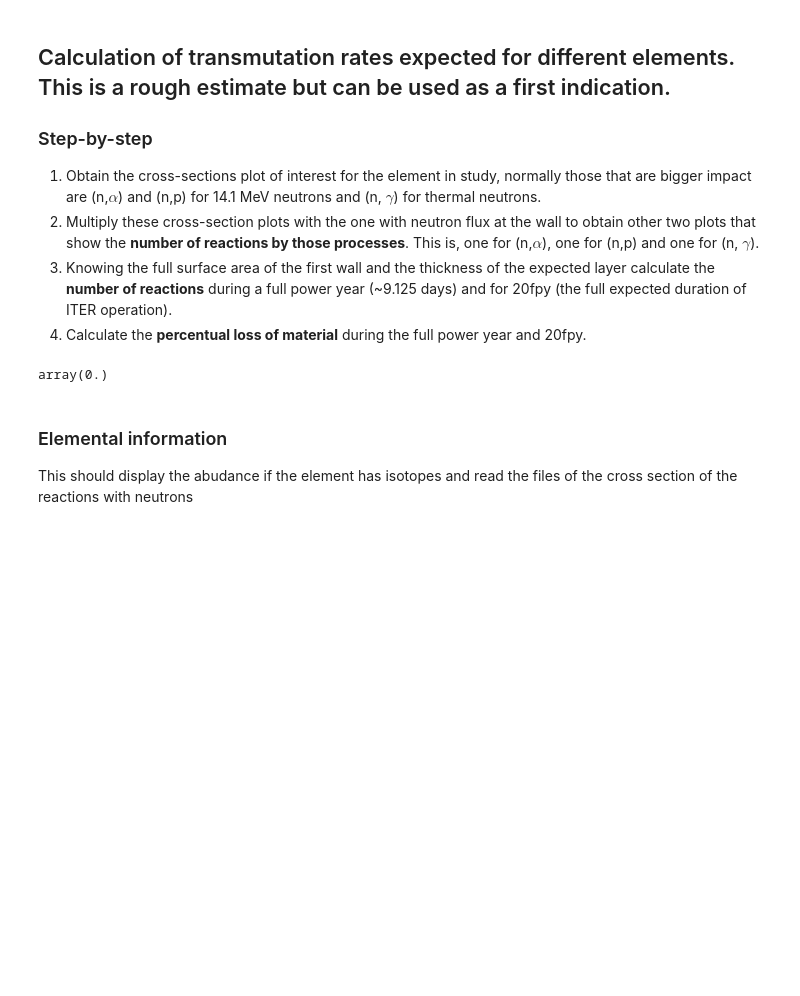
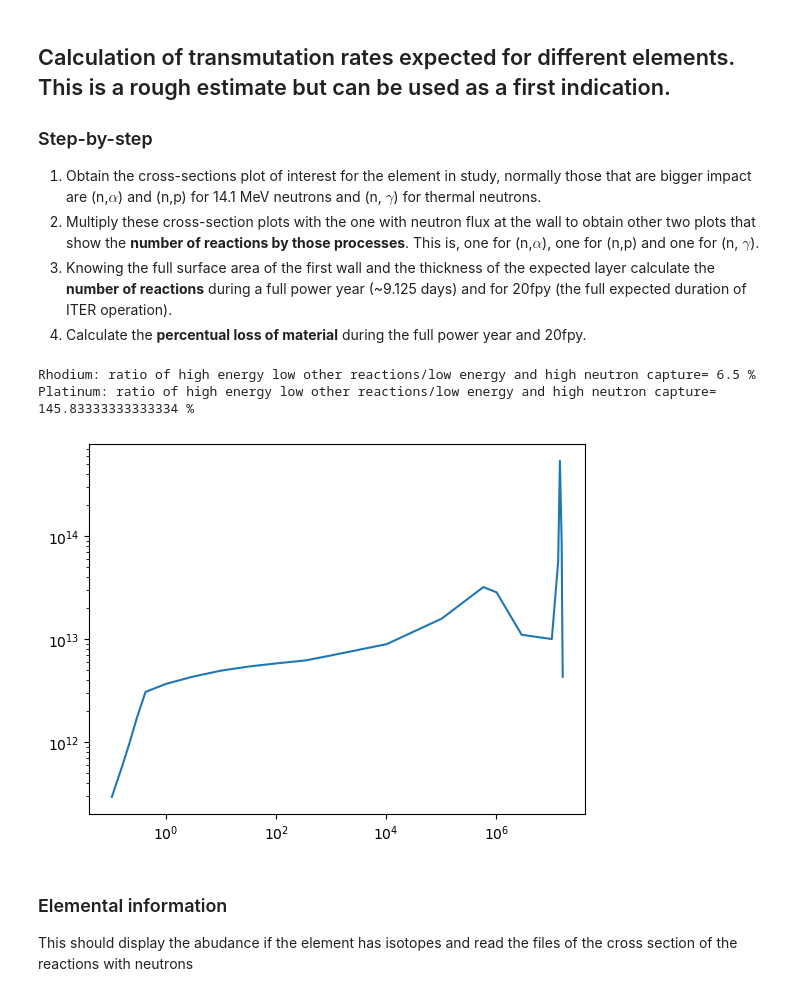
Before and after one commit to tcsousa99/Transmutation-ITER, a Jupyter notebook: pt-transmutation.ipynb, the cells around one changed output. Cells and saved outputs as stored; diff of their text form; code cells hidden in the pictures; blank space fills up the shorter version.

```diff
--- a/pt-transmutation.ipynb
+++ b/pt-transmutation.ipynb
@@ -19,10 +19,18 @@ neutron_flux = pd.read_csv('neutron_energy_spectrum.csv', names=['Neutron energy
 dtype={'Neutron energy (eV)': float, 'Neutron flux (n cm-2 s-1)': float}).to_numpy()
 
 neutron_flux_function = interp1d(neutron_flux[:,0], neutron_flux[:,1], kind='linear', fill_value=0, bounds_error=False)
-# %%
-neutron_flux_function(1e-5)
-# %% [output]
-array(0.)
+# %%
+plt.plot(neutron_flux[:,0],neutron_flux[:,1])
+plt.yscale('log')
+plt.xscale('log')
+
+
+print('Rhodium: ratio of high energy low other reactions/low energy and high neutron capture=', 5e14*(1.3)*100/(2e12*5000), '%') #other reactions is only (n,2n)
+print('Platinum: ratio of high energy low other reactions/low energy and high neutron capture=', 5e14*(0.0025+0.001)*100/(2e12*0.6), '%') #compared at
+# %% [output]
+Rhodium: ratio of high energy low other reactions/low energy and high neutron capture= 6.5 %
+Platinum: ratio of high energy low other reactions/low energy and high neutron capture= 145.83333333333334 %
+[figure, added]
 # %% [markdown]
 ### Elemental information
 
```
Also changed, not shown: parts of 5 cells of this notebook.
